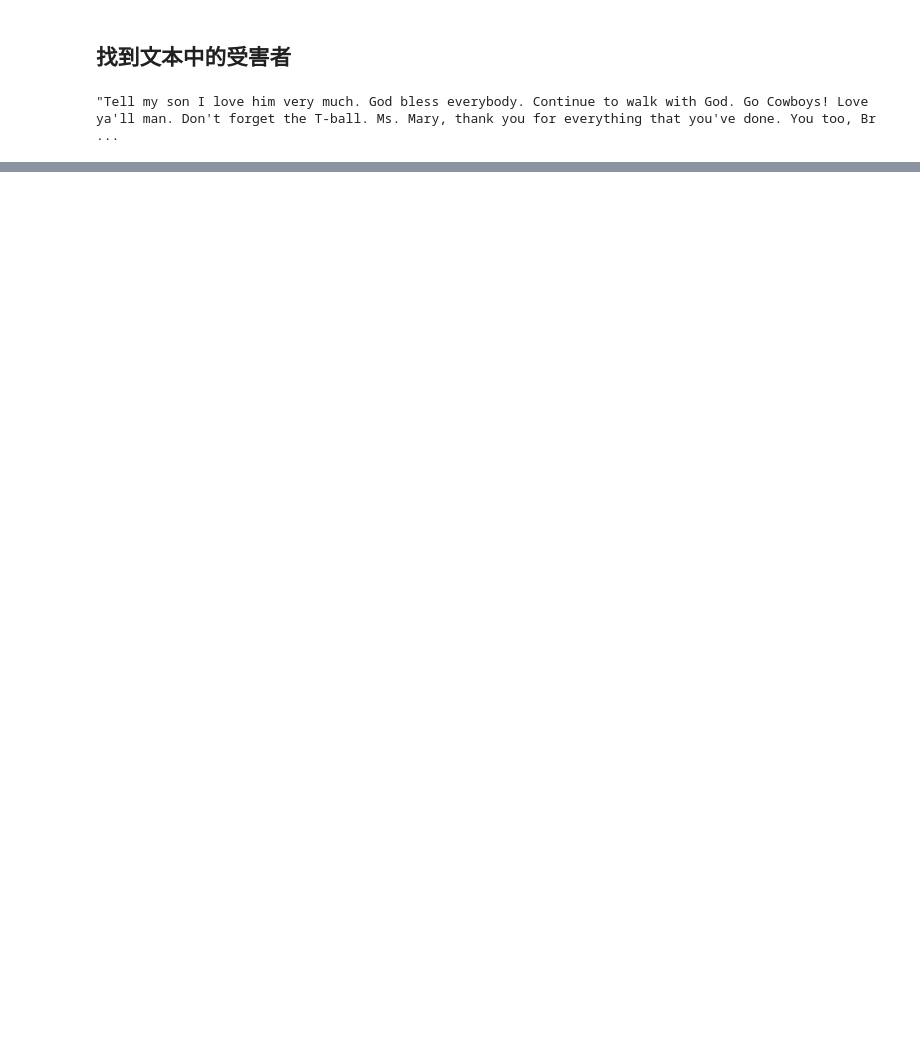
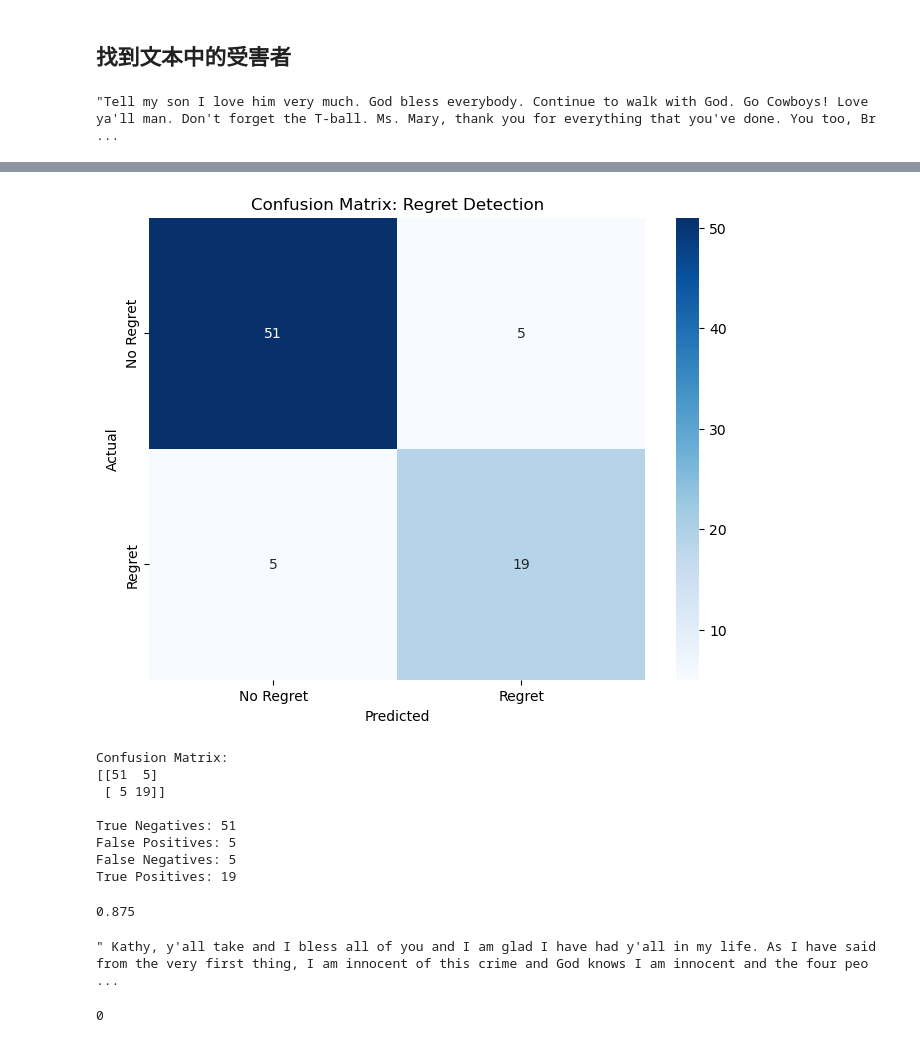
Before and after one commit to luoyiti/Capital-Punishment-Research, a Jupyter notebook: data-analysize/NLP_For_Last_Words.ipynb, the cells around one changed output, grey strips where cells are left out. Drawn from its saved outputs; the diff is of its cells as text; code cells hidden in the pictures; blank space fills up the shorter version.

```diff
--- a/data-analysize/NLP_For_Last_Words.ipynb
+++ b/data-analysize/NLP_For_Last_Words.ipynb
@@ -128,3 +248,4 @@ def regret_dector(statement):
 # %%
-regret_dector(sample_statements[12])
+df = pd.read_csv("../data/raw_last_statement.csv")
+df.head()
 # %% [output]
@@ -131,0 +258,2 @@ regret_dector(sample_statements[12])
+# %%
+df['nlp_sentence'] = df['last_statement'].apply(lambda x: regret_dector(str(x)))
@@ -131,0 +269,6 @@ regret_dector(sample_statements[12])
+# %%
+sample_df = pd.read_csv("../data/last_words_sampled_rows.csv")
+def to_bin(x):
+    return 1 if x >= 0.8 else 0
+sample_df['label-penitence'] = sample_df['label-penitence'].apply(lambda x: to_bin(x))
+sample_df.head()
@@ -131,0 +282,3 @@ regret_dector(sample_statements[12])
+# %%
+test_df = pd.merge(sample_df, df[['execution', 'nlp_sentence']], on='execution', how='left')
+test_df.head(20)
@@ -131,0 +303,49 @@ regret_dector(sample_statements[12])
+# %%
+from sklearn.metrics import confusion_matrix
+import seaborn as sns
+
+import matplotlib.pyplot as plt
+
+# Create confusion matrix
+cm = confusion_matrix(test_df['label-penitence'], test_df['nlp_sentence'])
+
+# Plot confusion matrix
+plt.figure(figsize=(8, 6))
+sns.heatmap(cm, annot=True, fmt='d', cmap='Blues',
+            xticklabels=['No Regret', 'Regret'],
+            yticklabels=['No Regret', 'Regret'])
+plt.title('Confusion Matrix: Regret Detection')
+plt.xlabel('Predicted')
+plt.ylabel('Actual')
+plt.savefig('../visualize/confusion_matrix_regret_detection.png', dpi=600)
+plt.show()
+
+# Print confusion matrix details
+print("Confusion Matrix:")
+print(cm)
+print(f"\nTrue Negatives: {cm[0,0]}")
+print(f"False Positives: {cm[0,1]}")
+print(f"False Negatives: {cm[1,0]}")
+print(f"True Positives: {cm[1,1]}")
+# %% [output]
+[figure, added]
+Confusion Matrix:
+[[51  5]
+ [ 5 19]]
+
+True Negatives: 51
+False Positives: 5
+False Negatives: 5
+True Positives: 19
+# %%
+print(70/80)
+# %% [output]
+0.875
+# %%
+test_df.loc[12]['last.statement']
+# %% [output]
+" Kathy, y'all take and I bless all of you and I am glad I have had y'all in my life. As I have said from the very first thing, I am innocent of this crime and God knows I am innocent and the four peo ...
+# %%
+regret_dector(test_df.loc[3]['last.statement'])
+# %% [output]
+0
```
Also changed, not shown: parts of 6 cells of this notebook, 4 other files.
